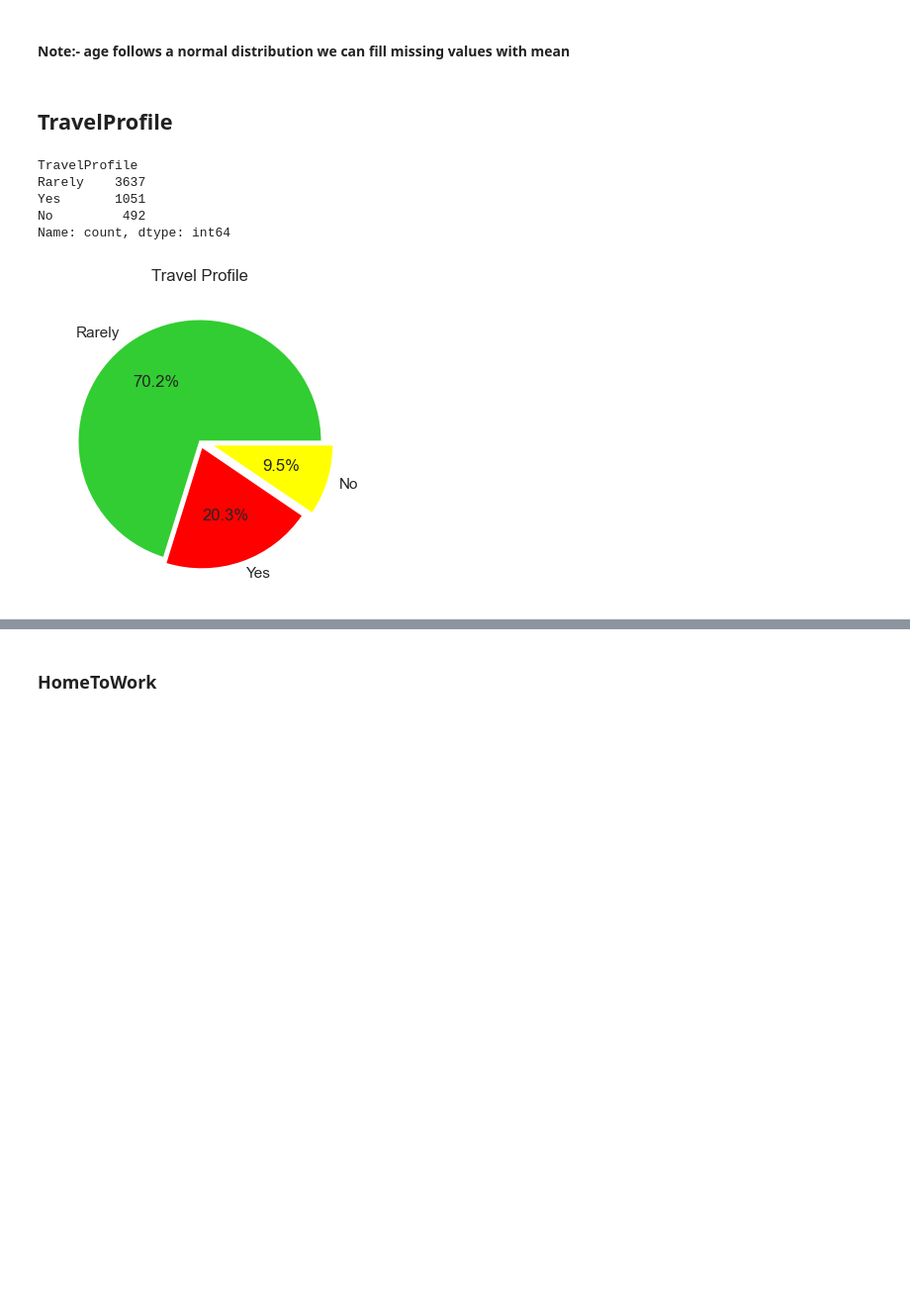
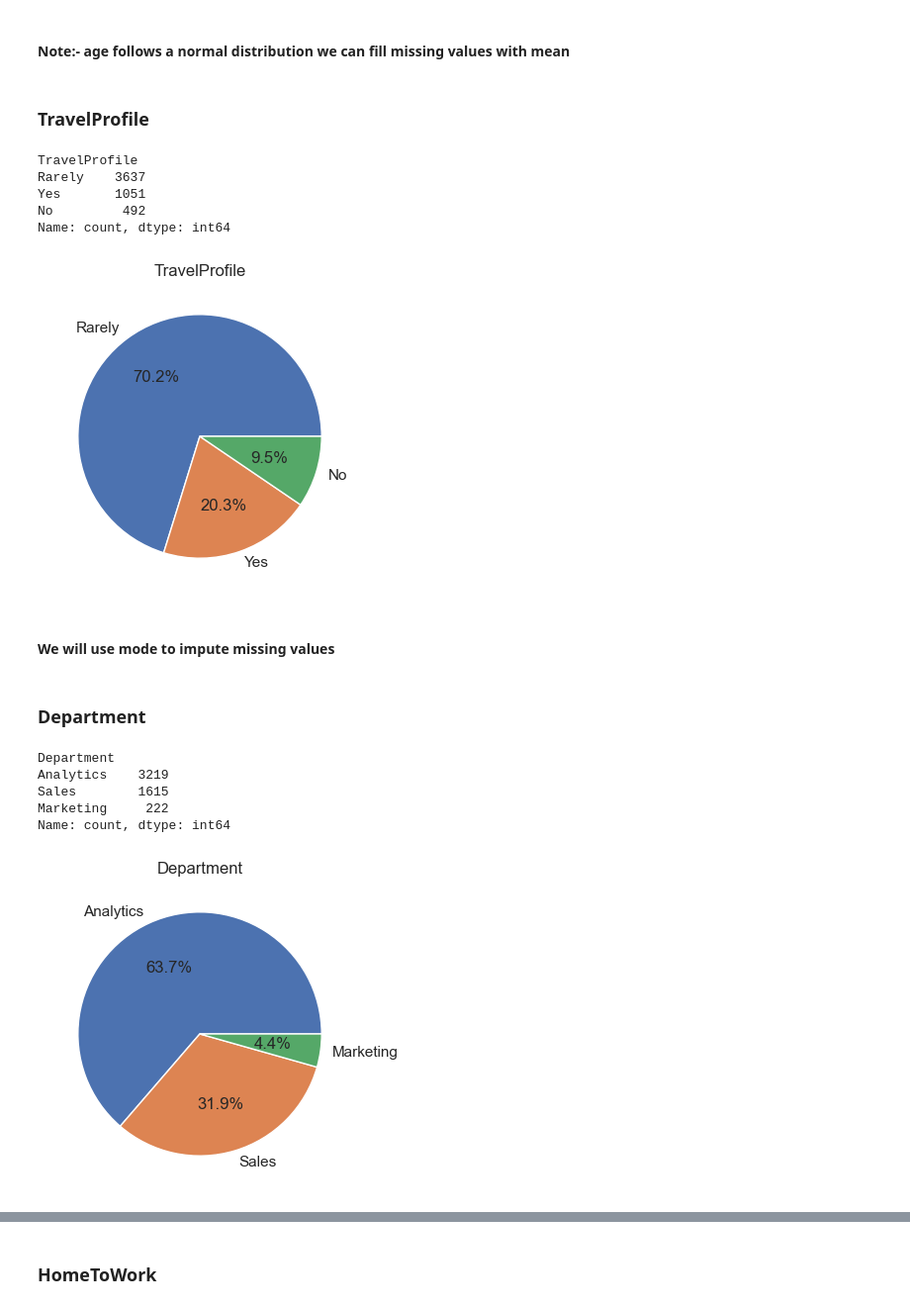
Before and after one commit to meghrajkonduskar/ML-projects, a Jupyter notebook: HR Analytics/Employee Attrition Prediction.ipynb, the cells around one changed output, grey strips where cells are left out. Shown at 99% size. Cells and saved outputs as stored; diff of their text form; code cells hidden in the pictures; blank space fills up the shorter version.

```diff
--- a/HR Analytics/Employee Attrition Prediction.ipynb
+++ b/HR Analytics/Employee Attrition Prediction.ipynb
@@ -147,5 +168,5 @@ plt.show()
 # %% [markdown]
 #### Note:- age follows a normal distribution we can fill missing values with mean
 # %% [markdown]
-## TravelProfile
+### TravelProfile
 # %%
@@ -157,9 +178,22 @@ Yes       1051
 No         492
 Name: count, dtype: int64
 # %%
-plt.figure(figsize=(4,4))
-plt.pie(x=df["TravelProfile"].value_counts(),explode=(0,0.05,0.1), autopct='%1.1f%%', colors = ["limegreen", "red", "yellow"], labels=["Rarely", "Yes", "No"])
-plt.title("Travel Profile")
-plt.show()
+pieplot("TravelProfile")
 # %% [output]
-[figure, old version]
+[figure, new version]
+# %% [markdown]
+#### We will use mode to impute missing values
+# %% [markdown]
+### Department
+# %%
+df["Department"].value_counts()
+# %% [output]
+Department
+Analytics    3219
+Sales        1615
+Marketing     222
+Name: count, dtype: int64
+# %%
+pieplot("Department")
+# %% [output]
+[figure, added]
```
Also changed, not shown: parts of 61 cells of this notebook.
